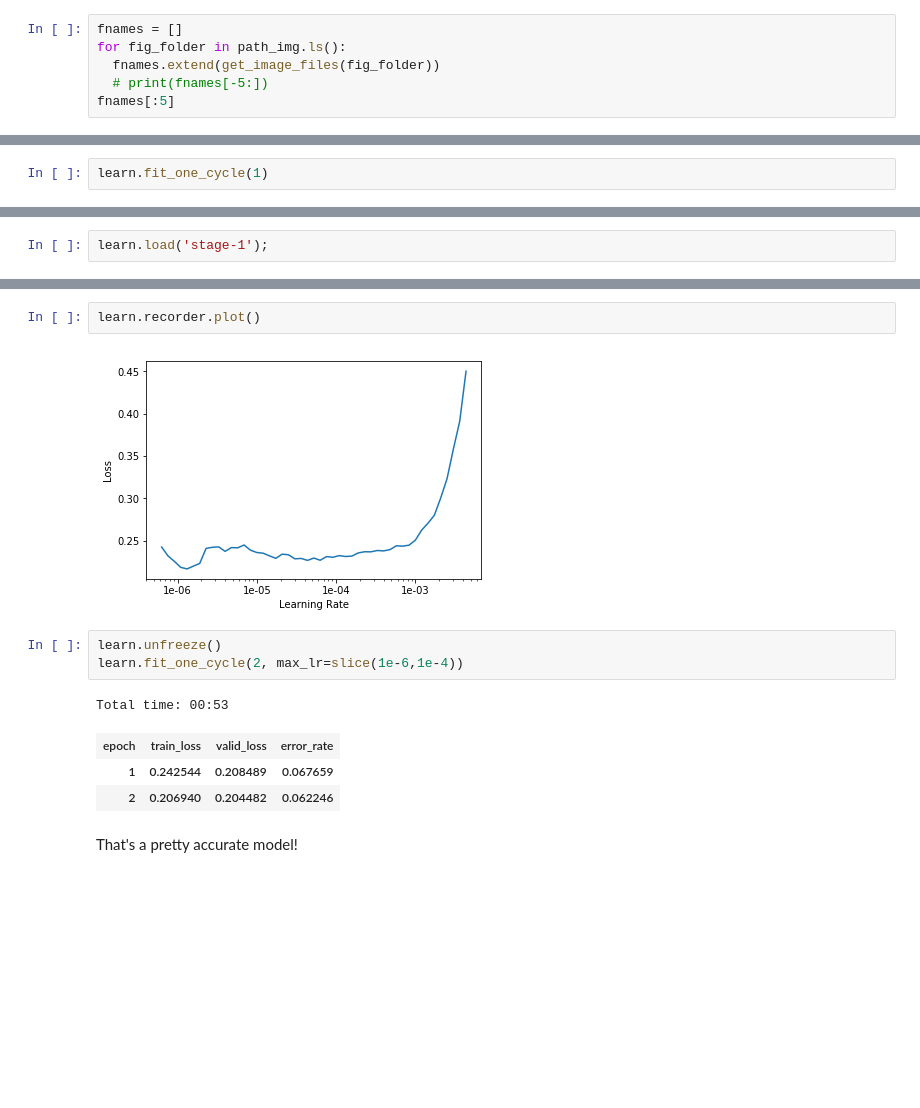
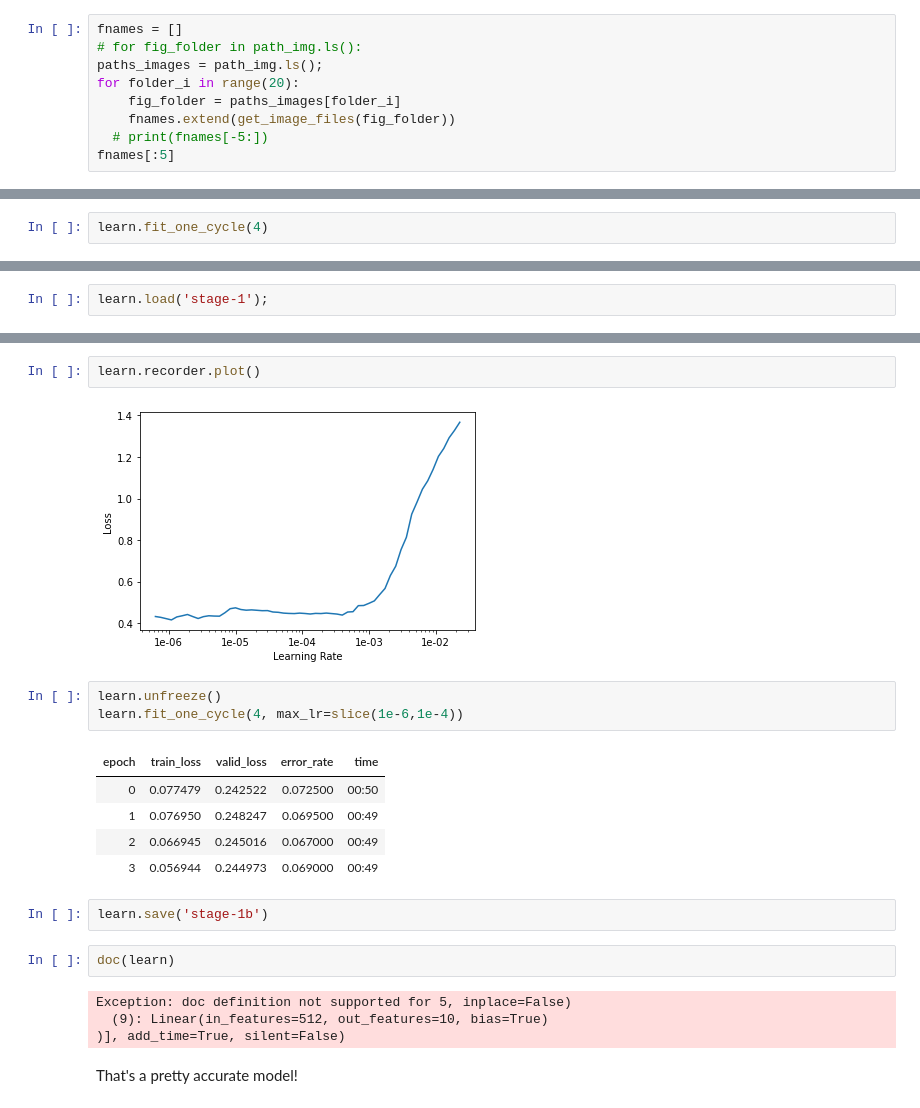
Before and after one commit to payoto/course-v3, a Jupyter notebook: nbs/dl1/lesson1-foods.ipynb, the cells around one changed output, grey strips where cells are left out. Saved outputs shown, nothing was run; the diff lists cells and outputs as text; blank space fills up the shorter version.

```diff
--- a/nbs/dl1/lesson1-foods.ipynb
+++ b/nbs/dl1/lesson1-foods.ipynb
@@ -51,8 +58,11 @@ The first thing we do when we approach a problem is to take a look at the data.
 The main difference between the handling of image classification datasets is the way labels are stored. In this particular dataset, labels are stored in the filenames themselves. We will need to extract them to be able to classify the images into the correct categories. Fortunately, the fastai library has a handy function made exactly for this, `ImageDataBunch.from_name_re` gets the labels from the filenames using a [regular expression](https://docs.python.org/3.6/library/re.html).
 # %%
 fnames = []
-for fig_folder in path_img.ls():
-  fnames.extend(get_image_files(fig_folder))
+# for fig_folder in path_img.ls():
+paths_images = path_img.ls();
+for folder_i in range(20):
+    fig_folder = paths_images[folder_i]
+    fnames.extend(get_image_files(fig_folder))
   # print(fnames[-5:])
 fnames[:5]
 # %% [output]
@@ -163,5 +170,5 @@ Since our model is working as we expect it to, we will *unfreeze* our model and
 # %%
 learn.unfreeze()
 # %%
-learn.fit_one_cycle(1)
+learn.fit_one_cycle(4)
 # %% [output]
@@ -178,15 +189,24 @@ LR Finder is complete, type {learner_name}.recorder.plot() to see the graph.
 # %%
 learn.recorder.plot()
 # %% [output]
-[figure, old version]
+[figure, new version]
 # %%
 learn.unfreeze()
-learn.fit_one_cycle(2, max_lr=slice(1e-6,1e-4))
+learn.fit_one_cycle(4, max_lr=slice(1e-6,1e-4))
 # %% [output]
-Total time: 00:53
-| epoch | train_loss | valid_loss | error_rate |
-| 1 | 0.242544 | 0.208489 | 0.067659 |
-| 2 | 0.206940 | 0.204482 | 0.062246 |
+| epoch | train_loss | valid_loss | error_rate | time |
+| 0 | 0.077479 | 0.242522 | 0.072500 | 00:50 |
+| 1 | 0.076950 | 0.248247 | 0.069500 | 00:49 |
+| 2 | 0.066945 | 0.245016 | 0.067000 | 00:49 |
+| 3 | 0.056944 | 0.244973 | 0.069000 | 00:49 |
+# %%
+learn.save('stage-1b')
+# %%
+doc(learn)
+# %% [output]
+Exception: doc definition not supported for 5, inplace=False)
+  (9): Linear(in_features=512, out_features=10, bias=True)
+)], add_time=True, silent=False)
 # %% [markdown]
 That's a pretty accurate model!
 # %% [markdown]
```
Also changed, not shown: parts of 15 cells of this notebook.
